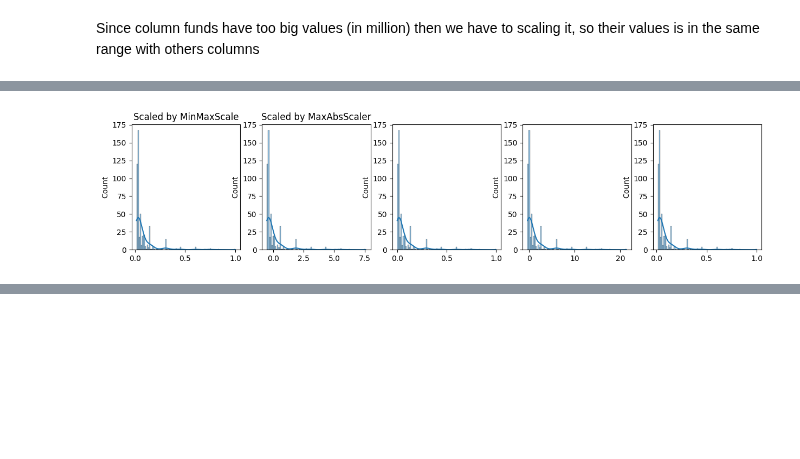
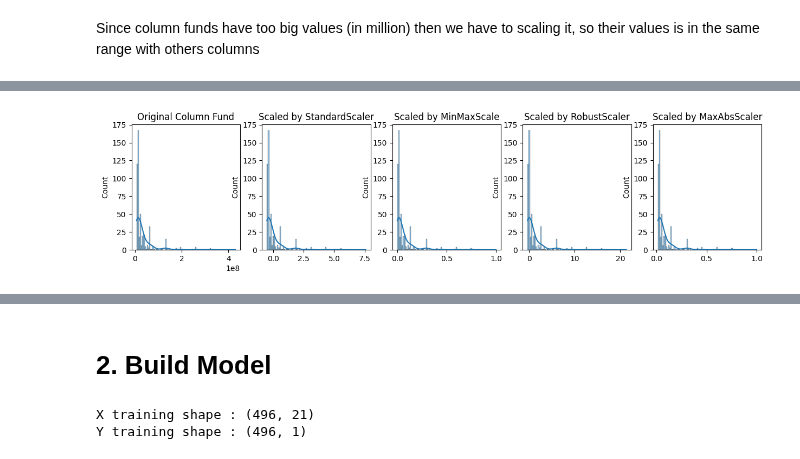
Before and after one commit to kshwg/capstone2023, a Jupyter notebook: Preprocessing.ipynb, the cells around one changed output, grey strips where cells are left out. Cells and saved outputs as stored; diff of their text form; code cells hidden in the pictures; blank space fills up the shorter version.

```diff
--- a/Preprocessing.ipynb
+++ b/Preprocessing.ipynb
@@ -247,20 +246,20 @@ MaxAbs Scaller                    =  Min value : 0.015151515151515152    Max val
 # %%
 # Comparing the original column funds vs scaled column funds
 fig, ax = plt.subplots(1, 5, figsize=(15, 3))
 sns.histplot(col_funds, ax=ax[0], kde=True, legend=False)
 ax[0].set_title("Original Column Fund")
 sns.histplot(Standard, ax=ax[1], kde=True, legend=False)
 ax[1].set_title("Scaled by StandardScaler")
 sns.histplot(MinMax, ax=ax[2], kde=True, legend=False)
-ax[0].set_title("Scaled by MinMaxScale")
+ax[2].set_title("Scaled by MinMaxScale")
 sns.histplot(Robust, ax=ax[3], kde=True, legend=False)
-ax[1].set_title("Scaled by RobustScaler")
+ax[3].set_title("Scaled by RobustScaler")
 sns.histplot(MaxAbs, ax=ax[4], kde=True, legend=False)
-ax[1].set_title("Scaled by MaxAbsScaler")
+ax[4].set_title("Scaled by MaxAbsScaler")
 
 plt.show()
 # %% [output]
-[figure, old version]
+[figure, new version]
 # %%
 df['funds'] = MaxAbs
 df.head()
@@ -272,3 +271,5 @@ df.head()
 | 3 | Nitro No-Essay Scholarship | Nitro College | 0.060606 | 0.0 | 3 | 0 | 0 | ... |
 | 4 | Niche No-Essay Scholarship | Niche | 0.060606 | 0.0 | 3 | 0 | 0 | ... |
 5 rows × 24 columns
+# %% [markdown]
+# 2. Build Model
@@ -274,0 +281,9 @@ df.head()
+# %%
+x_train = df.iloc[:, 2:23]
+y_train = df.iloc[:, 23:]
+
+print(f"X training shape : {x_train.shape}")
+print(f"Y training shape : {y_train.shape}")
+# %% [output]
+X training shape : (496, 21)
+Y training shape : (496, 1)
```
Also changed, not shown: parts of 7 cells of this notebook.
